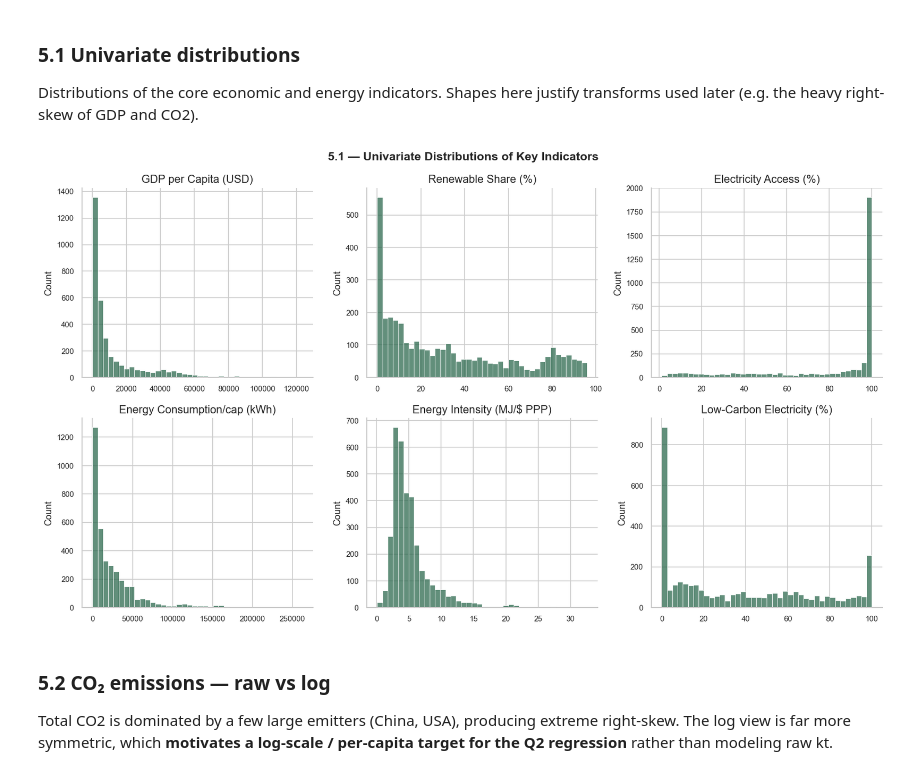
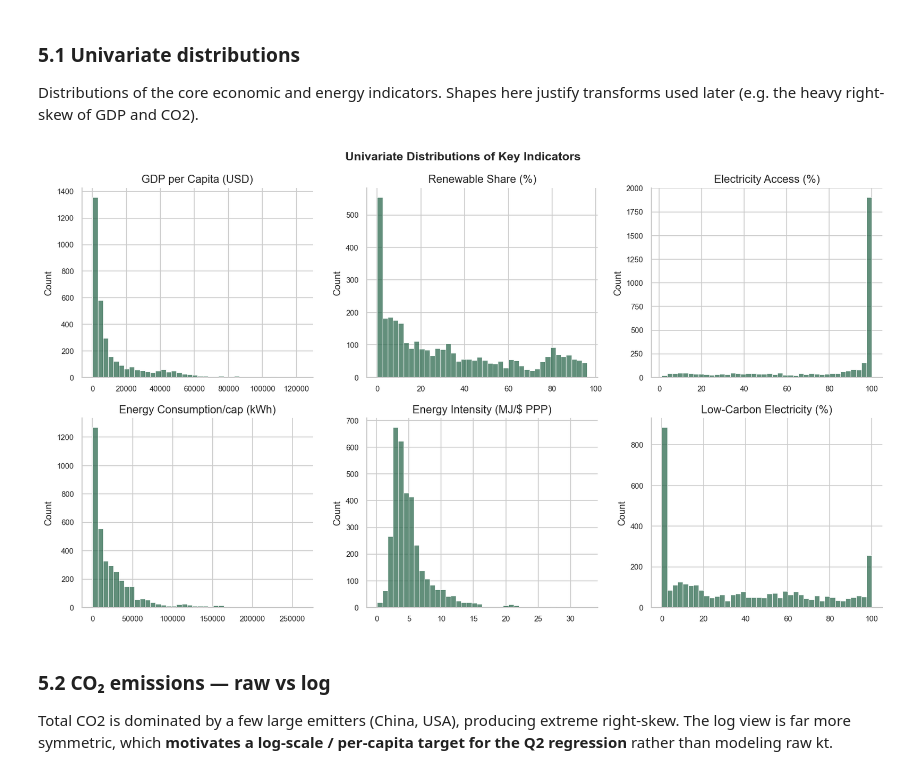
Before and after one commit to huichiy/Data_Science_Fund, a Jupyter notebook: TT3L_G08_Notebook.ipynb, the cells around one changed output. Drawn from its saved outputs; the diff is of its cells as text; code cells hidden in the pictures.

```diff
--- a/TT3L_G08_Notebook.ipynb
+++ b/TT3L_G08_Notebook.ipynb
@@ -468,24 +468,24 @@ transforms used later (e.g. the heavy right-skew of GDP and CO2).
 # %%
 uni_cols = {
     'gdp_per_capita'               : 'GDP per Capita (USD)',
     'renewable_share_pct'          : 'Renewable Share (%)',
     'access_electricity_pct'       : 'Electricity Access (%)',
     'energy_consumption_per_capita': 'Energy Consumption/cap (kWh)',
     'energy_intensity'             : 'Energy Intensity (MJ/$ PPP)',
     'low_carbon_electricity_pct'   : 'Low-Carbon Electricity (%)',
 }
 
 fig, axes = plt.subplots(2, 3, figsize=(14, 8))
 for ax, (col, label) in zip(axes.ravel(), uni_cols.items()):
     sns.histplot(df_eda[col].dropna(), bins=40, ax=ax, color='#2D6A4F')
     ax.set_title(label)
     ax.set_xlabel('')
-fig.suptitle('5.1 — Univariate Distributions of Key Indicators',
+fig.suptitle('Univariate Distributions of Key Indicators',
              fontsize=14, fontweight='bold')
 plt.tight_layout()
 plt.show()
 # %% [output]
-[figure, old version]
+[figure, new version]
 # %% [markdown]
 ### 5.2 CO₂ emissions — raw vs log
 Total CO2 is dominated by a few large emitters (China, USA), producing extreme
```
Also changed, not shown: parts of 2 cells of this notebook.
